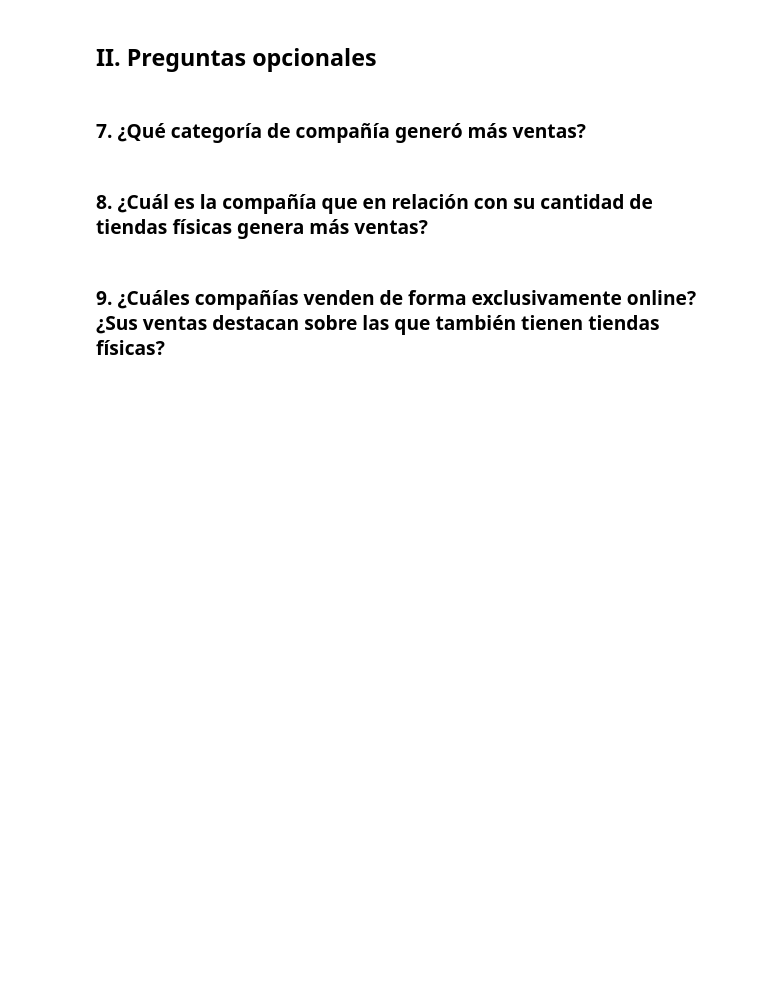
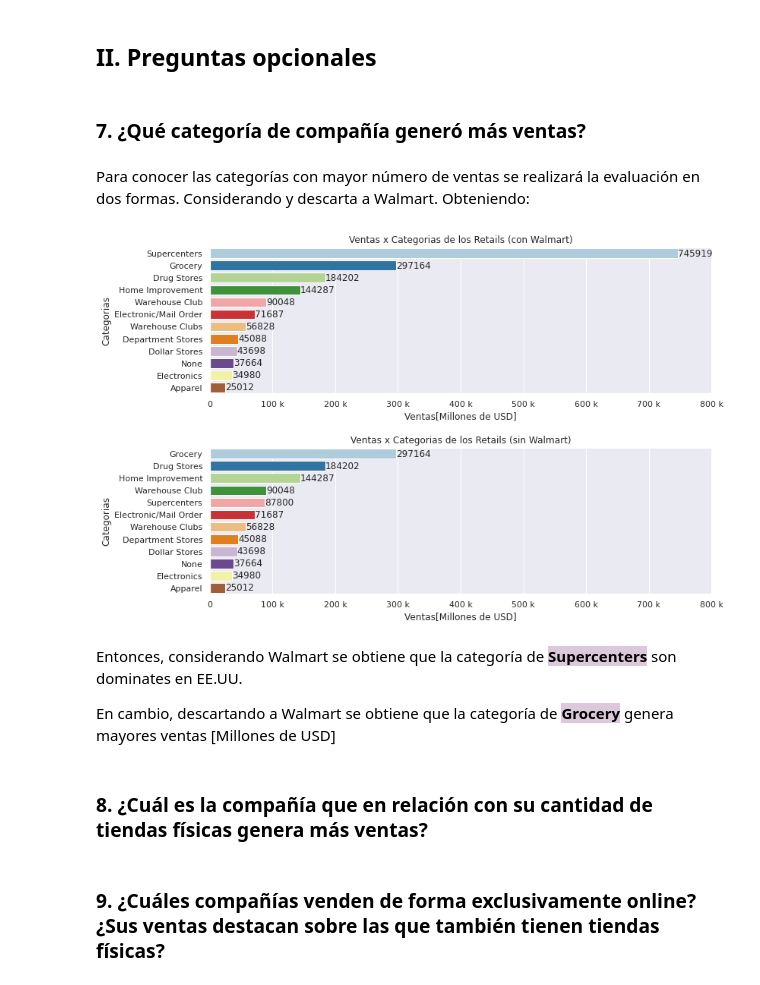
Before and after one commit to iofabela/datacademy_project-Largest_retailers, a Jupyter notebook: datacademy_project_retails.ipynb, the cells around one changed output. Saved outputs shown, nothing was run; the diff lists cells and outputs as text; code cells hidden in the pictures; blank space fills up the shorter version.

```diff
--- a/datacademy_project_retails.ipynb
+++ b/datacademy_project_retails.ipynb
@@ -344,6 +344,32 @@ En conclusión,
 ## II.&nbsp;Preguntas&nbsp;opcionales
 # %% [markdown]
 ### 7. ¿Qué categoría de compañía generó más ventas?
+# %% [markdown]
+Para conocer las categorías con mayor número de ventas se realizará la evaluación en dos formas. Considerando y descarta a Walmart. Obteniendo:
+# %%
+df_category_sales=df.groupby('Category').sum().sort_values('Sales',ascending=False)
+df_category_sales_without_walmart=df_without_walmart.groupby('Category').sum().sort_values('Sales',ascending=False)
+
+
+fig,axes=plt.subplots(2,1,figsize=(11,8))
+fig.tight_layout(pad=4.0)
+sns.barplot(df_category_sales['Sales'],df_category_sales.index,ax=axes[0],palette="Paired")
+axes[0].set_title("Ventas x Categorias de los Retails (con Walmart)");
+axes[0].set_xlabel('Ventas[Millones de USD]');axes[0].set_ylabel('Categorias');
+axes[0].xaxis.set_major_formatter(ticker.EngFormatter()); axes[0].bar_label(axes[0].containers[0])
+axes[0].set_xlim([0,800000])
+
+sns.barplot(df_category_sales_without_walmart['Sales'],df_category_sales_without_walmart.index, palette="Paired")
+axes[1].set_title("Ventas x Categorias de los Retails (sin Walmart)");
+axes[1].set_xlabel('Ventas[Millones de USD]') ;axes[1].set_ylabel('Categorias');
+axes[1].xaxis.set_major_formatter(ticker.EngFormatter()); axes[1].bar_label(axes[1].containers[0]);
+axes[1].set_xlim([0,800000])
+fig.show()
+# %% [output]
+[figure, added]
+# %% [markdown]
+<p> Entonces, considerando Walmart se obtiene que la categoría de <strong><mark style="background: rgba(220, 200, 219, 1);"> Supercenters</mark></strong> son dominates en EE.UU.</p>
+<p>En cambio, descartando a Walmart se obtiene que la categoría de <strong><mark style="background: rgba(220, 200, 219, 1);"> Grocery</mark></strong> genera mayores ventas [Millones de USD]</p>
 # %% [markdown]
 ### 8. ¿Cuál es la compañía que en relación con su cantidad de tiendas físicas genera más ventas?
 # %% [markdown]
```
Also changed, not shown: parts of 1 cell of this notebook.
